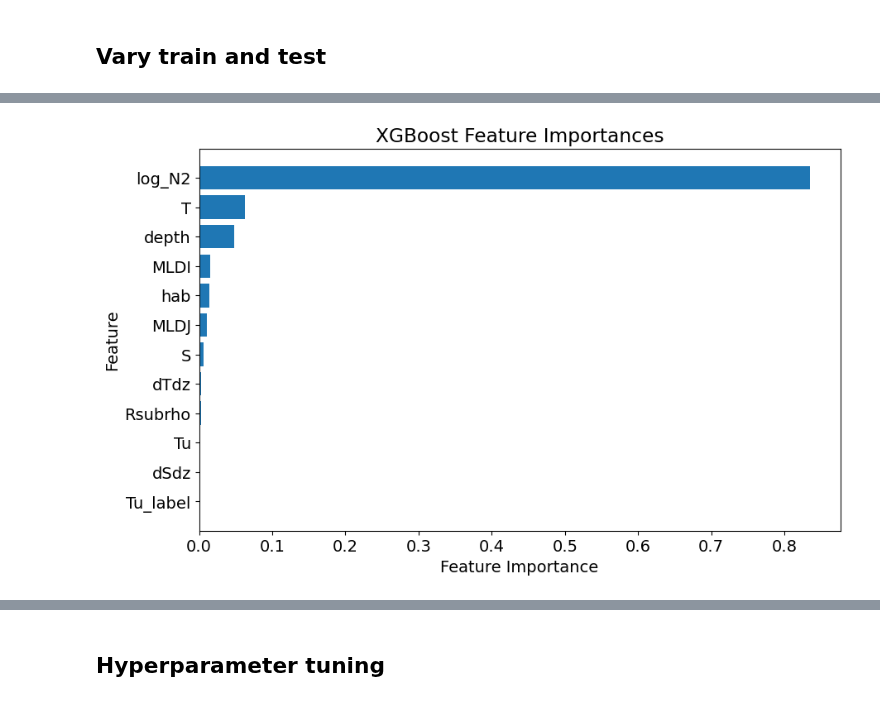
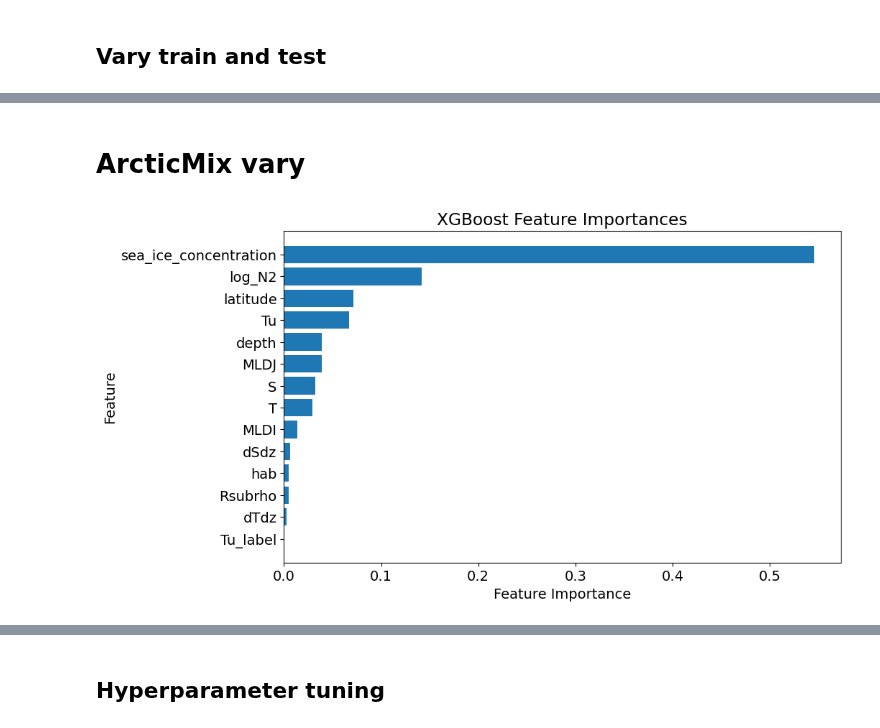
Before and after one commit to lisanneblok/ArcticTurbulence, a Jupyter notebook: notebooks/ML_models/arctic_xgboost.ipynb, the cells around one changed output, grey strips where cells are left out. Cells and saved outputs as stored; diff of their text form; code cells hidden in the pictures.

Commit message:
data visualisation and plot predictions

```diff
--- a/notebooks/ML_models/arctic_xgboost.ipynb
+++ b/notebooks/ML_models/arctic_xgboost.ipynb
@@ -39,8 +42,10 @@ parent_dir
 '/Users/Lisanne/Documents/AI4ER/Mres/ArcticTurbulence'
 # %%
 # arctic_pkl = '/Users/Lisanne/Documents/AI4ER/Mres/ArcticTurbulence/data/processed_data/ml_ready/arctic2_1805.pkl'
-arctic_pkl = os.path.join(parent_dir, 'data/processed/ml_ready/1906_time.pkl')
+arctic_pkl = (os.path.join(parent_dir, "data/processed/ml_ready/2706_time.pkl"))
 arctic_df = pd.read_pickle(arctic_pkl)
+# %%
+arctic_df, labels = encode_tulabeldict(arctic_df)
 # %%
 global_pkl = os.path.join(parent_dir, "data/processed/Mashayek2022/input_microstructure.pkl")
 global_df = pd.read_pickle(global_pkl)
@@ -53,3 +58,9 @@ global_df = global_df.rename(columns={'lat': 'latitude', 'log_N2_sort': 'log_N2'
 # %%
 # MLDJ generates better results than MLDI, also according to literature and visual inspectation
 MLD_df = arctic_df[arctic_df['depth'] >= arctic_df['MLDJ']]
+
+# Convert 'inf' and '-inf' to 'NaN'
+MLD_df = MLD_df.replace([np.inf, -np.inf], np.nan)
+
+# Drop rows with 'NaN' values
+MLD_df = MLD_df.dropna()
@@ -226,0 +423,11 @@ array(['NICE-2015', 'ArcticMix', 'Mosaic', 'Haakon Mosby',
+# %%
+xgb_regularised = xgb.XGBRegressor(
+    max_depth=3,
+    n_estimators=700,
+    learning_rate=0.01,  # Lower learning rate
+    reg_alpha=0.1,  # L1 regularization
+    reg_lambda=0.1,  # L2 regularization
+    random_state=42,
+    subsample=0.5,
+    gamma=0.1
+)
@@ -227,12 +552,13 @@ array(['NICE-2015', 'ArcticMix', 'Mosaic', 'Haakon Mosby',
+# %% [markdown]
+# ArcticMix vary
 # %%
-# xstringlist_all_SIC = ['sea_ice_concentration', 'latitude', 'depth', 'hab','S','T','dSdz','dTdz','log_N2', 'Tu_label', 'MLDJ', 'MLDI', 'Rsubrho', 'Tu']
-# exclude sea_ice_concentration and latitude
-xstringlist_all_SIC = ['depth', 'hab','S','T','dSdz','dTdz','log_N2', 'Tu_label', 'MLDJ', 'MLDI', 'Rsubrho', 'Tu']
+# excluded 'sea_ice_concentration','latitude',
+xstringlist_all_SIC = ['depth', 'hab','S','T','dSdz','dTdz','log_N2', 'Tu_label', 'MLDJ', 'MLDI', 'Rsubrho', 'sea_ice_concentration', 'latitude', 'Tu']
 
 # We want to predict:
 ystringlist_all_SIC = ['log_eps']
 
-xgb_regressor_all_SIC, r2_all_SIC, y_test_all_SIC, y_pred_all_SIC, X_test_all_SIC, feature_importances_all_SIC, X_train_SIC, y_train_SIC  = XGBoost_regressor(arctic_df, xstringlist_all_SIC, ystringlist_all_SIC, "Nansen Legacy 2018")
+xgb_regressor_all_SIC, r2_all_SIC, y_test_all_SIC, y_pred_all_SIC, X_test_all_SIC, feature_importances_all_SIC, X_train_SIC, y_train_SIC  = XGBoost_regressor(MLD_df, xstringlist_all_SIC, ystringlist_all_SIC, cv=None, manual_regressor=xgb_regularised, cruise_test="ArcticMix")
 # %% [output]
-[figure, old version]
+[figure, new version]
 # %%
```
Also changed, not shown: parts of 57 cells of this notebook, 20 other files.
